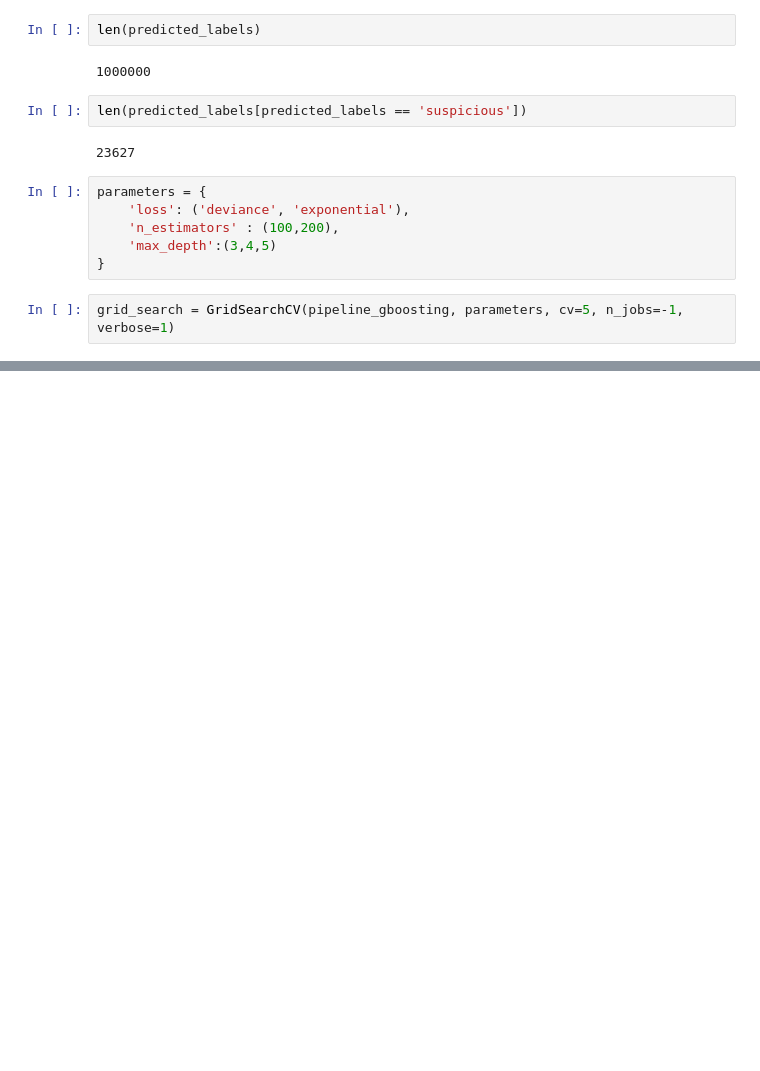
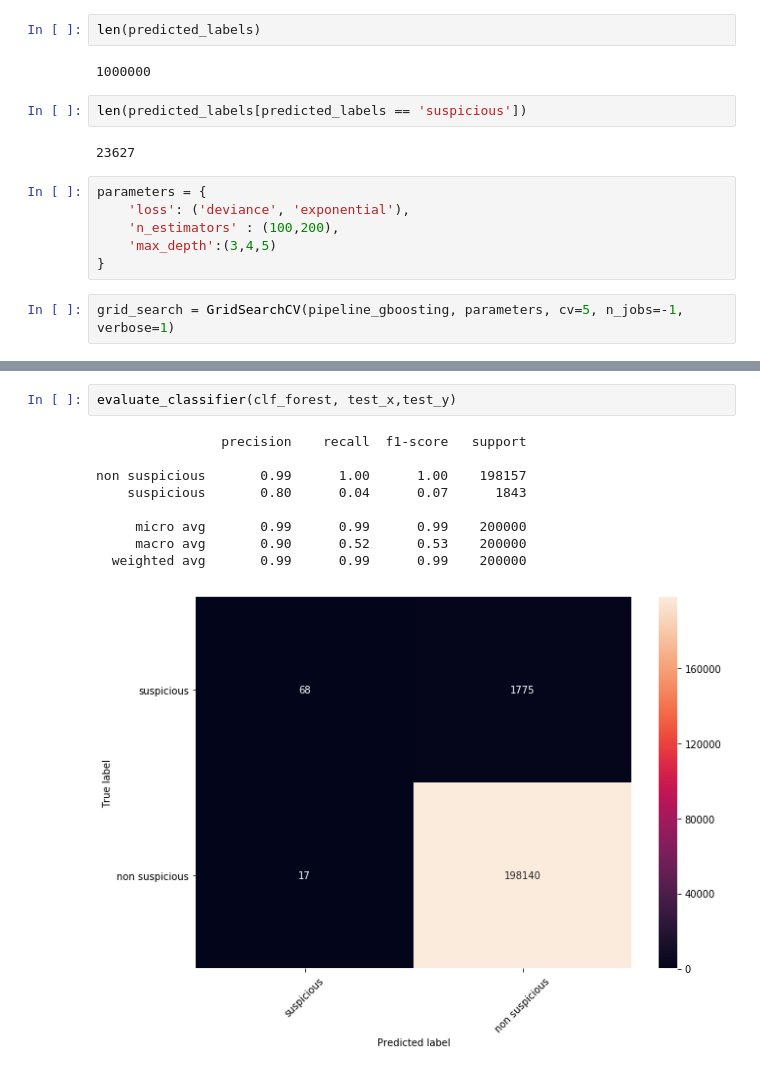
Before and after one commit to MarcBickel/Lauzhack_project, a Jupyter notebook: jupy_raf.ipynb, the cells around one changed output, grey strips where cells are left out. Drawn from its saved outputs; the diff is of its cells as text; blank space fills up the shorter version.

```diff
--- a/jupy_raf.ipynb
+++ b/jupy_raf.ipynb
@@ -292,0 +311,12 @@ ValueError: Invalid parameter learning_rate for estimator Pipeline(memory=None,
+# %%
+evaluate_classifier(clf_forest, test_x,test_y)
+# %% [output]
+                precision    recall  f1-score   support
+
+non suspicious       0.99      1.00      1.00    198157
+    suspicious       0.80      0.04      0.07      1843
+
+     micro avg       0.99      0.99      0.99    200000
+     macro avg       0.90      0.52      0.53    200000
+  weighted avg       0.99      0.99      0.99    200000
+[figure, added]
```
Also changed, not shown: parts of 41 cells of this notebook.
